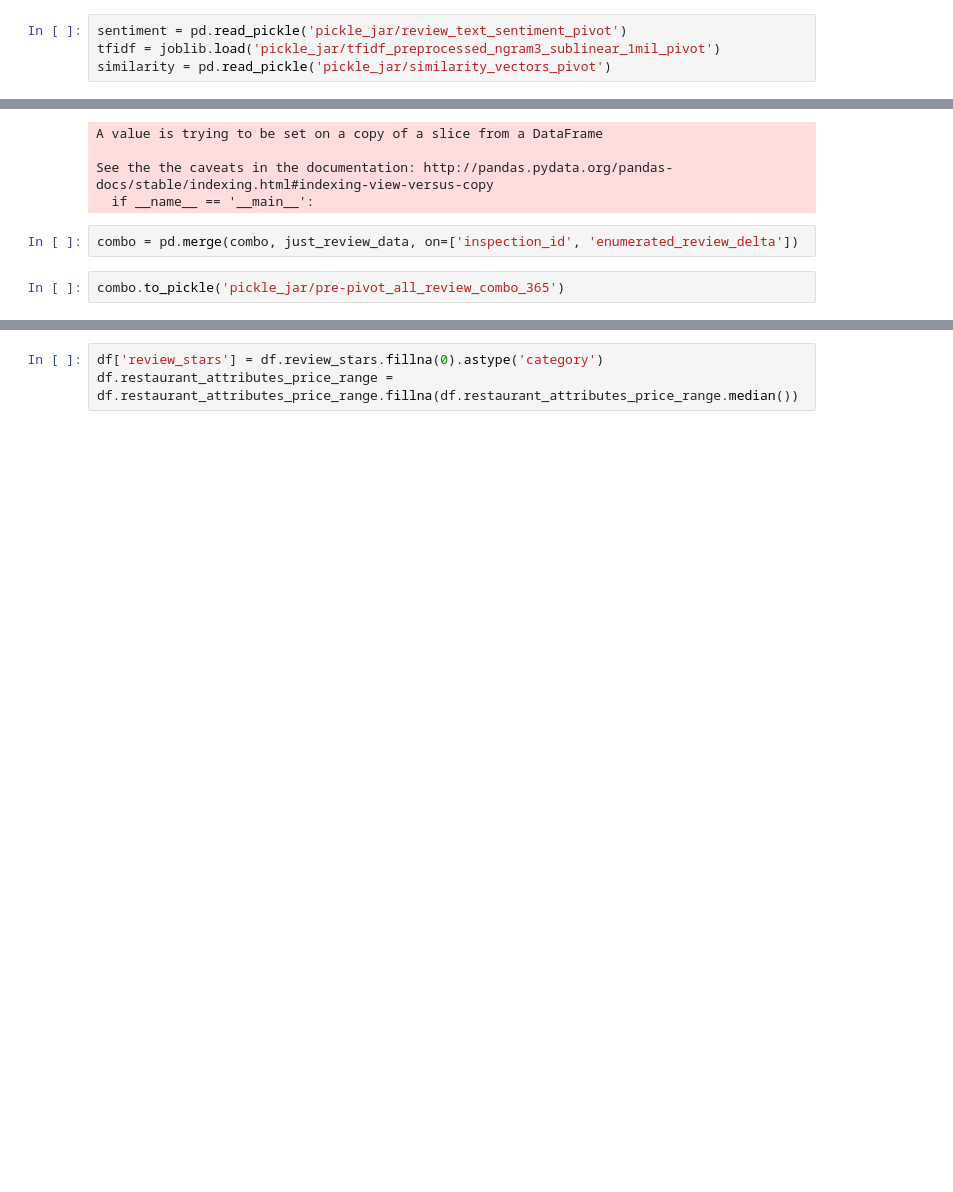
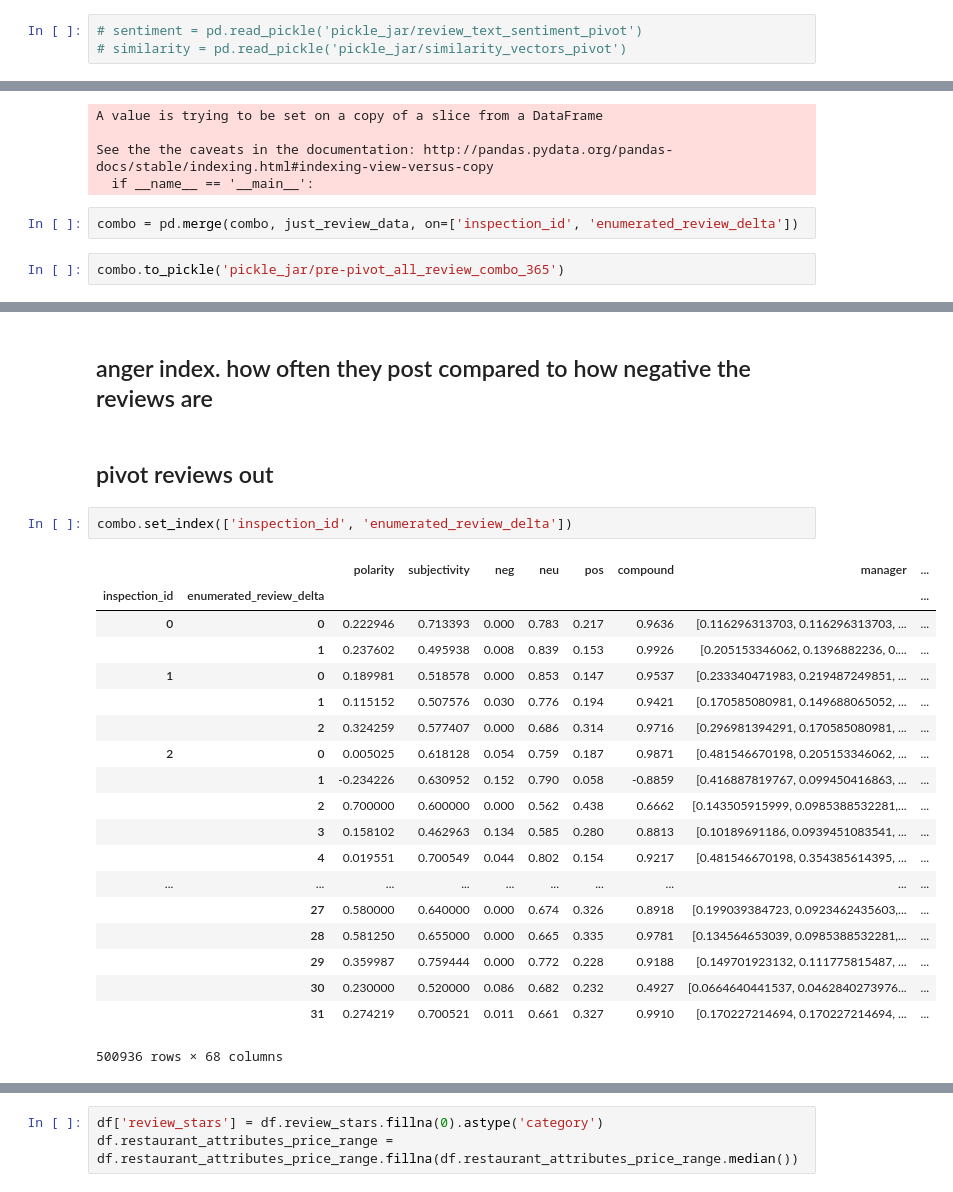
Before and after one commit to potatochip/kojak, a Jupyter notebook: restart.ipynb, the cells around one changed output, grey strips where cells are left out. Drawn from its saved outputs; the diff is of its cells as text; blank space fills up the shorter version.

```diff
--- a/restart.ipynb
+++ b/restart.ipynb
@@ -141,7 +191,6 @@ lbl_enc = LabelEncoder()
 # %%
-sentiment = pd.read_pickle('pickle_jar/review_text_sentiment_pivot')
-tfidf = joblib.load('pickle_jar/tfidf_preprocessed_ngram3_sublinear_1mil_pivot')
-similarity = pd.read_pickle('pickle_jar/similarity_vectors_pivot')
+# sentiment = pd.read_pickle('pickle_jar/review_text_sentiment_pivot')
+# similarity = pd.read_pickle('pickle_jar/similarity_vectors_pivot')
 # %%
 sentiment = sentiment[['inspection_id', 'enumerated_review_delta', 'polarity', 'subjectivity', 'neg', 'neu', 'pos', 'compound']]
 # %%
@@ -170,0 +385,26 @@ dtype: int64
+# %% [markdown]
+## anger index. how often they post compared to how negative the reviews are
+# %% [markdown]
+## pivot reviews out
+# %%
+combo.set_index(['inspection_id', 'enumerated_review_delta'])
+# %% [output]
+|  |  | polarity | subjectivity | neg | neu | pos | compound | manager | ... |
+| inspection_id | enumerated_review_delta |  |  |  |  |  |  |  | ... |
+| 0 | 0 | 0.222946 | 0.713393 | 0.000 | 0.783 | 0.217 | 0.9636 | [0.116296313703, 0.116296313703, ... | ... |
+|  | 1 | 0.237602 | 0.495938 | 0.008 | 0.839 | 0.153 | 0.9926 | [0.205153346062, 0.1396882236, 0.... | ... |
+| 1 | 0 | 0.189981 | 0.518578 | 0.000 | 0.853 | 0.147 | 0.9537 | [0.233340471983, 0.219487249851, ... | ... |
+|  | 1 | 0.115152 | 0.507576 | 0.030 | 0.776 | 0.194 | 0.9421 | [0.170585080981, 0.149688065052, ... | ... |
+|  | 2 | 0.324259 | 0.577407 | 0.000 | 0.686 | 0.314 | 0.9716 | [0.296981394291, 0.170585080981, ... | ... |
+| 2 | 0 | 0.005025 | 0.618128 | 0.054 | 0.759 | 0.187 | 0.9871 | [0.481546670198, 0.205153346062, ... | ... |
+|  | 1 | -0.234226 | 0.630952 | 0.152 | 0.790 | 0.058 | -0.8859 | [0.416887819767, 0.099450416863, ... | ... |
+|  | 2 | 0.700000 | 0.600000 | 0.000 | 0.562 | 0.438 | 0.6662 | [0.143505915999, 0.0985388532281,... | ... |
+|  | 3 | 0.158102 | 0.462963 | 0.134 | 0.585 | 0.280 | 0.8813 | [0.10189691186, 0.0939451083541, ... | ... |
+|  | 4 | 0.019551 | 0.700549 | 0.044 | 0.802 | 0.154 | 0.9217 | [0.481546670198, 0.354385614395, ... | ... |
+| ... | ... | ... | ... | ... | ... | ... | ... | ... | ... |
+|  | 27 | 0.580000 | 0.640000 | 0.000 | 0.674 | 0.326 | 0.8918 | [0.199039384723, 0.0923462435603,... | ... |
+|  | 28 | 0.581250 | 0.655000 | 0.000 | 0.665 | 0.335 | 0.9781 | [0.134564653039, 0.0985388532281,... | ... |
+|  | 29 | 0.359987 | 0.759444 | 0.000 | 0.772 | 0.228 | 0.9188 | [0.149701923132, 0.111775815487, ... | ... |
+|  | 30 | 0.230000 | 0.520000 | 0.086 | 0.682 | 0.232 | 0.4927 | [0.0664640441537, 0.0462840273976... | ... |
+|  | 31 | 0.274219 | 0.700521 | 0.011 | 0.661 | 0.327 | 0.9910 | [0.170227214694, 0.170227214694, ... | ... |
+500936 rows × 68 columns
```
Also changed, not shown: parts of 41 cells of this notebook, 9 other files.
